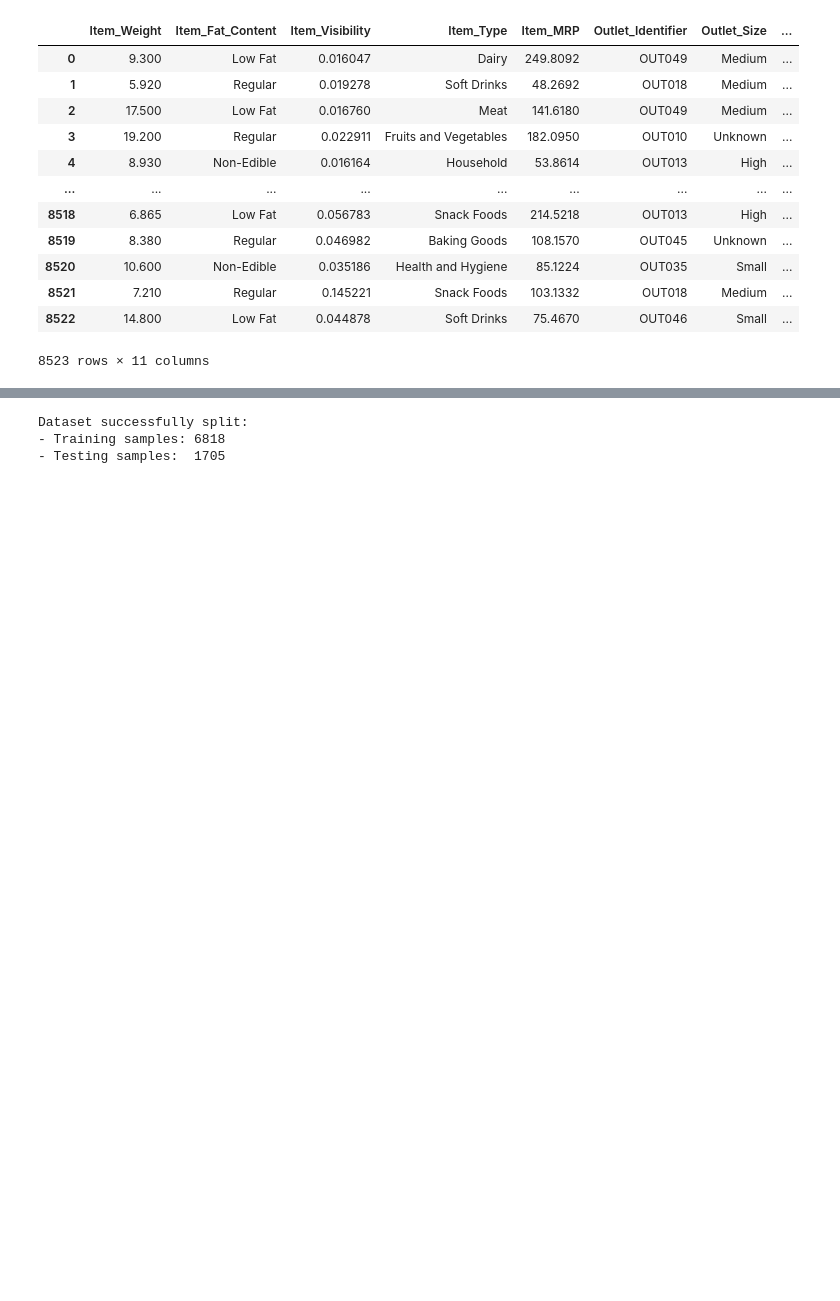
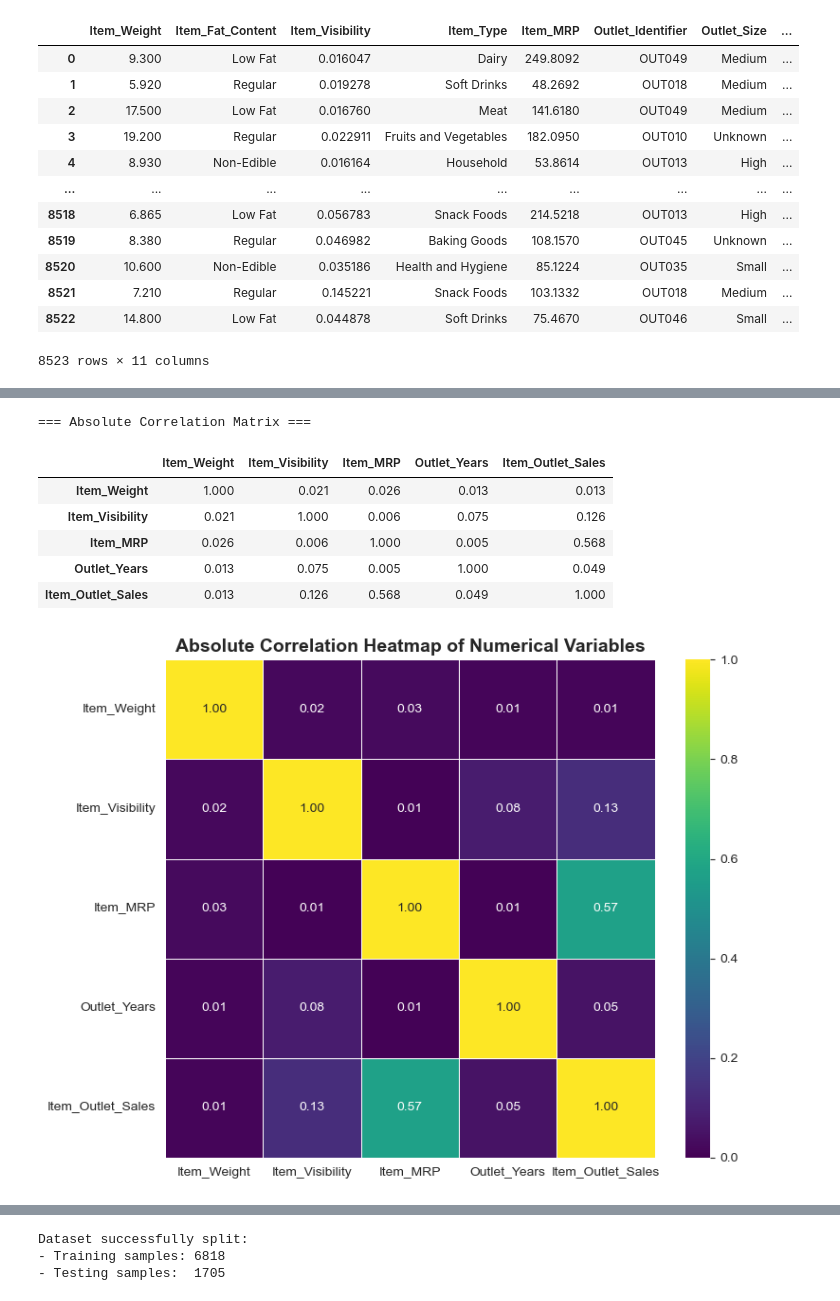
Before and after one commit to baobean/CSC14005-Lab2, a Jupyter notebook: Data_Preparation/data_preparation.ipynb, the cells around one changed output, grey strips where cells are left out. Saved outputs shown, nothing was run; the diff lists cells and outputs as text; code cells hidden in the pictures; blank space fills up the shorter version.

Commit message:
update Relationships & Correlation

```diff
--- a/Data_Preparation/data_preparation.ipynb
+++ b/Data_Preparation/data_preparation.ipynb
@@ -395,0 +408,26 @@ Current Shape: (8523, 11)
+# %%
+num_cols = ['Item_Weight', 'Item_Visibility', 'Item_MRP', 'Outlet_Years', 'Item_Outlet_Sales']
+
+# Calculate the correlation matrix and get absolute values
+corr_matrix = df[num_cols].corr()
+corr_matrix_abs = corr_matrix.abs()
+
+print("=== Absolute Correlation Matrix ===")
+display(corr_matrix_abs.round(3))
+
+# Create a heatmap using the viridis palette
+plt.figure(figsize=(8, 6))
+# Set vmin=0 since absolute correlation values range from 0 to 1
+sns.heatmap(corr_matrix_abs, annot=True, cmap='viridis', fmt=".2f", vmin=0, vmax=1, linewidths=0.5)
+plt.title('Absolute Correlation Heatmap of Numerical Variables', fontweight='bold', fontsize=14)
+plt.tight_layout()
+plt.show()
+# %% [output]
+=== Absolute Correlation Matrix ===
+|  | Item_Weight | Item_Visibility | Item_MRP | Outlet_Years | Item_Outlet_Sales |
+| Item_Weight | 1.000 | 0.021 | 0.026 | 0.013 | 0.013 |
+| Item_Visibility | 0.021 | 1.000 | 0.006 | 0.075 | 0.126 |
+| Item_MRP | 0.026 | 0.006 | 1.000 | 0.005 | 0.568 |
+| Outlet_Years | 0.013 | 0.075 | 0.005 | 1.000 | 0.049 |
+| Item_Outlet_Sales | 0.013 | 0.126 | 0.568 | 0.049 | 1.000 |
+[figure, added]
```
Also changed, not shown: parts of 14 cells of this notebook.
